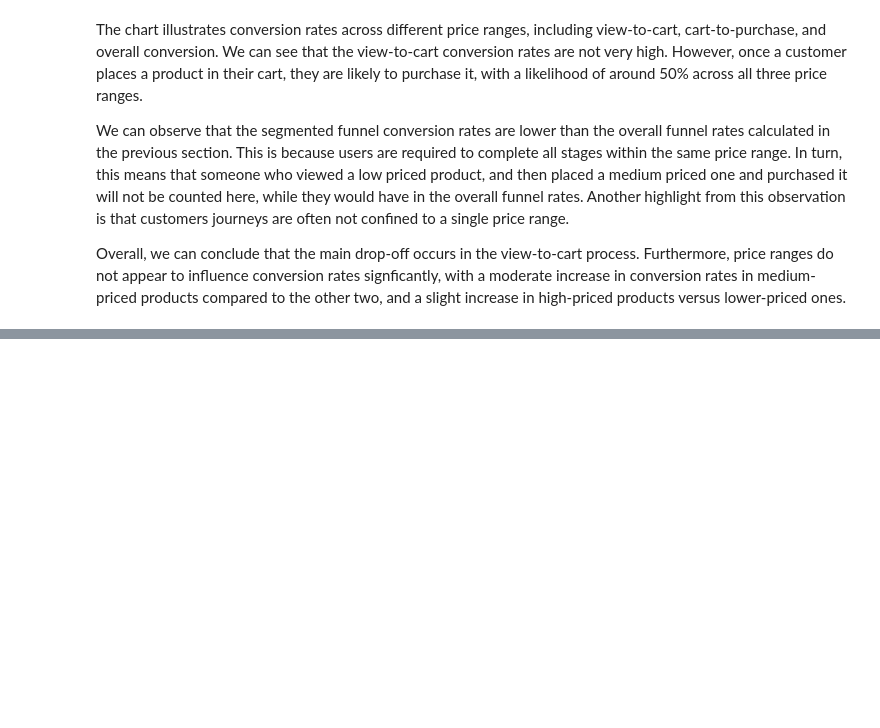
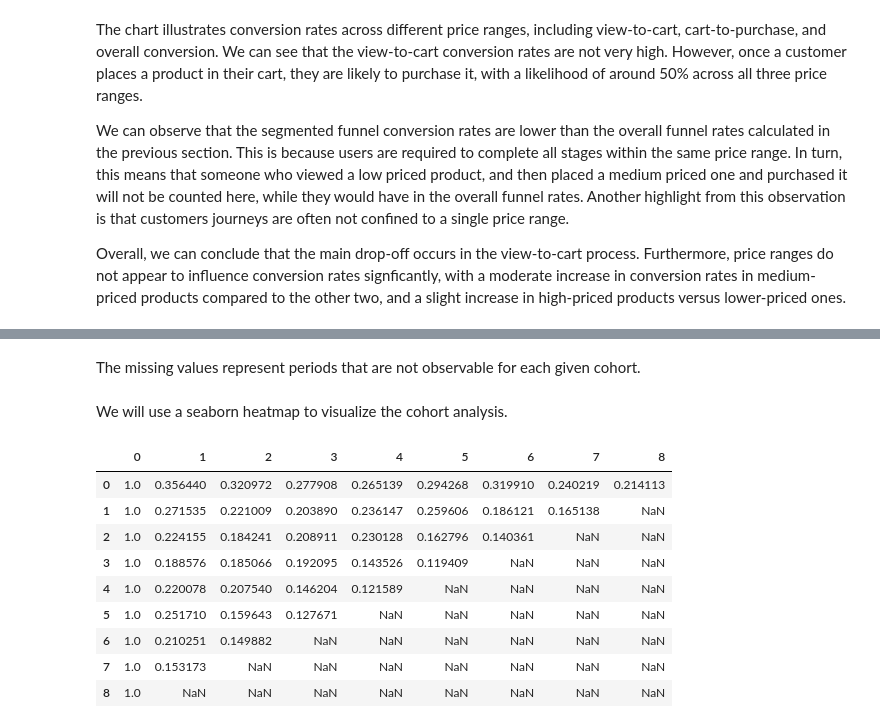
Before and after one commit to bigfoot-888/Ecommerce-User-Behavior-Analysis, a Jupyter notebook: notebooks/user-behavior-analysis.ipynb, the cells around one changed output, grey strips where cells are left out. Drawn from its saved outputs; the diff is of its cells as text; code cells hidden in the pictures; blank space fills up the shorter version.

```diff
--- a/notebooks/user-behavior-analysis.ipynb
+++ b/notebooks/user-behavior-analysis.ipynb
@@ -268,0 +329,19 @@ Overall, we can conclude that the main drop-off occurs in the view-to-cart proce
+# %% [markdown]
+The missing values represent periods that are not observable for each given cohort.
+# %% [markdown]
+We will use a seaborn heatmap to visualize the cohort analysis.
+# %%
+df_cohort_pctg = df_cohort.div(df_cohort[0], axis=0)
+df_cohort_pctg = df_cohort_pctg
+df_cohort_pctg.head(10)
+# %% [output]
+|  | 0 | 1 | 2 | 3 | 4 | 5 | 6 | 7 | 8 |
+| 0 | 1.0 | 0.356440 | 0.320972 | 0.277908 | 0.265139 | 0.294268 | 0.319910 | 0.240219 | 0.214113 |
+| 1 | 1.0 | 0.271535 | 0.221009 | 0.203890 | 0.236147 | 0.259606 | 0.186121 | 0.165138 | NaN |
+| 2 | 1.0 | 0.224155 | 0.184241 | 0.208911 | 0.230128 | 0.162796 | 0.140361 | NaN | NaN |
+| 3 | 1.0 | 0.188576 | 0.185066 | 0.192095 | 0.143526 | 0.119409 | NaN | NaN | NaN |
+| 4 | 1.0 | 0.220078 | 0.207540 | 0.146204 | 0.121589 | NaN | NaN | NaN | NaN |
+| 5 | 1.0 | 0.251710 | 0.159643 | 0.127671 | NaN | NaN | NaN | NaN | NaN |
+| 6 | 1.0 | 0.210251 | 0.149882 | NaN | NaN | NaN | NaN | NaN | NaN |
+| 7 | 1.0 | 0.153173 | NaN | NaN | NaN | NaN | NaN | NaN | NaN |
+| 8 | 1.0 | NaN | NaN | NaN | NaN | NaN | NaN | NaN | NaN |
```
Also changed, not shown: parts of 13 cells of this notebook, 9 other files.
